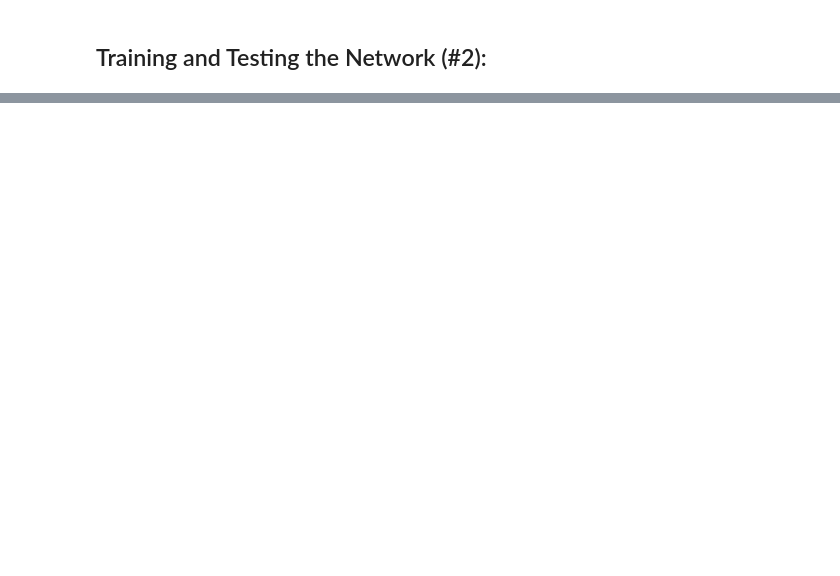
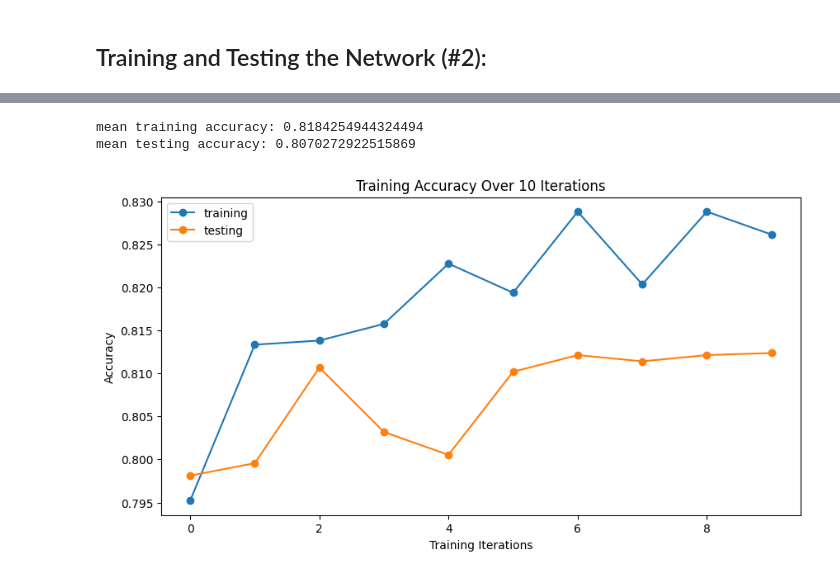
Before and after one commit to hafsamueen/syde-552-final-project, a Jupyter notebook: syde_552_final_project.ipynb, the cells around one changed output, grey strips where cells are left out. Cells and saved outputs as stored; diff of their text form; code cells hidden in the pictures; blank space fills up the shorter version.

```diff
--- a/syde_552_final_project.ipynb
+++ b/syde_552_final_project.ipynb
@@ -430,0 +597,20 @@ plt.show()
+# %%
+# plotting the trained networks training and testing data
+
+train_avg2 = np.mean(accuracy_trained2)
+test_avg2 = np.mean(accuracy_tested2)
+print(f"mean training accuracy: {train_avg2}")
+print(f"mean testing accuracy: {test_avg2}")
+
+plt.figure(figsize=(10,5))
+plt.title('Training Accuracy Over 10 Iterations')
+plt.plot(accuracy_trained2, marker='o', linestyle = 'solid', label='training')
+plt.plot(accuracy_tested2, marker='o', linestyle = 'solid', label='testing')
+plt.xlabel('Training Iterations')
+plt.ylabel('Accuracy')
+plt.legend()
+plt.show()
+# %% [output]
+mean training accuracy: 0.8184254944324494
+mean testing accuracy: 0.8070272922515869
+[figure, added]
```
Also changed, not shown: parts of 33 cells of this notebook.
